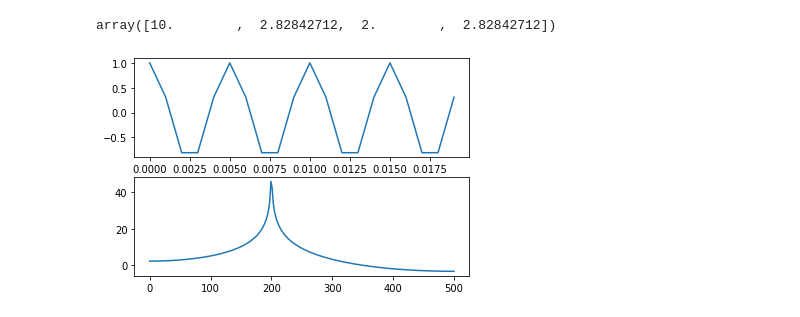
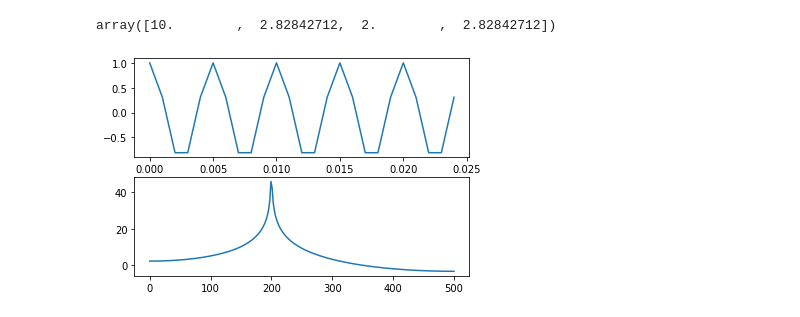
Before and after one commit to jdavibedoya/aspma, a Jupyter notebook: E2-Bedoya.ipynb, the cells around one changed output. Drawn from its saved outputs; the diff is of its cells as text; code cells hidden in the pictures.

```diff
--- a/E2-Bedoya.ipynb
+++ b/E2-Bedoya.ipynb
@@ -220,14 +220,14 @@ array([10.        ,  2.82842712,  2.        ,  2.82842712])
 # %%
 # call gen_mag_spec and plot result
 ### your code here
 x = gen_sine(A=1.0, f = 200.0, phi = 0.0, fs = 1000, t = 512/1000)
 
 #Showing 5 periods
 plt.subplot(211)
-plt.plot(np.arange(0,len(x[:20]))/1000, x[:20])
+plt.plot(np.arange(0,len(x[:25]))/1000, x[:25])
 
 plt.subplot(212)
 plt.plot( np.arange(0, int(len(x)/2 +1)) * (1000/len(x)), 20*np.log10(gen_mag_spec(x)[:int(len(x)/2+1)]) )
 plt.show()
 # %% [output]
-[figure, old version]
+[figure, new version]
```
Also changed, not shown: parts of 1 cell of this notebook, 6 other files.
